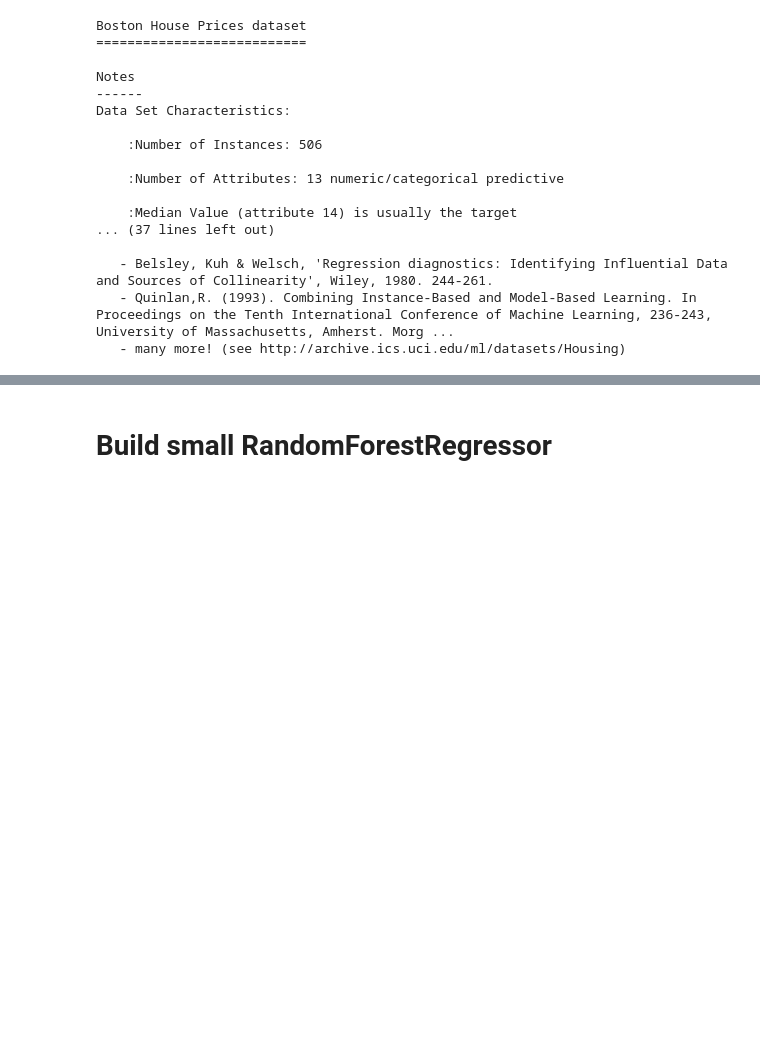
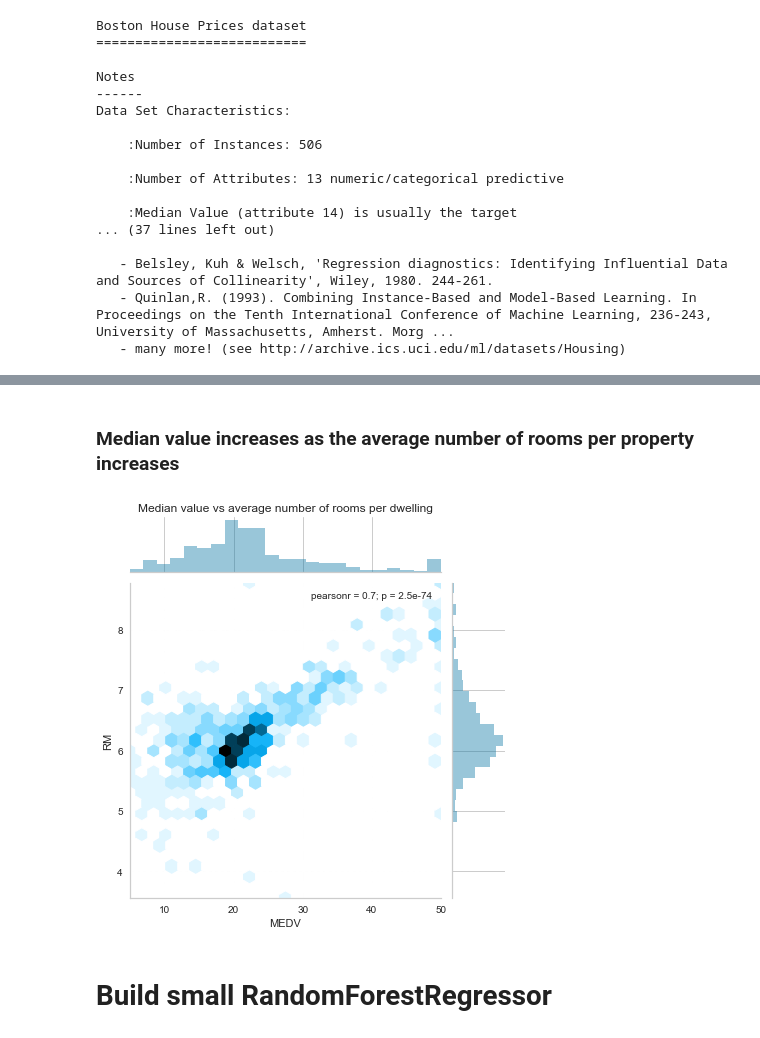
Before and after one commit to ianozsvald/data_science_delivered, a Jupyter notebook: ml_explain_regression_prediction.ipynb, the cells around one changed output, grey strips where cells are left out. Saved outputs shown, nothing was run; the diff lists cells and outputs as text; code cells hidden in the pictures; blank space fills up the shorter version.

```diff
--- a/ml_explain_regression_prediction.ipynb
+++ b/ml_explain_regression_prediction.ipynb
@@ -83,3 +113,10 @@ Data Set Characteristics:
+# %% [markdown]
+### Median value increases as the average number of rooms per property increases
+# %%
+jg = sns.jointplot(df_boston.MEDV, df_boston.RM, kind='hex')
+jg.ax_marg_x.set_title("Median value vs average number of rooms per dwelling");
+# %% [output]
+[figure, added]
 # %% [markdown]
 # Build small RandomForestRegressor
 # %%
```
Also changed, not shown: parts of 15 cells of this notebook.
